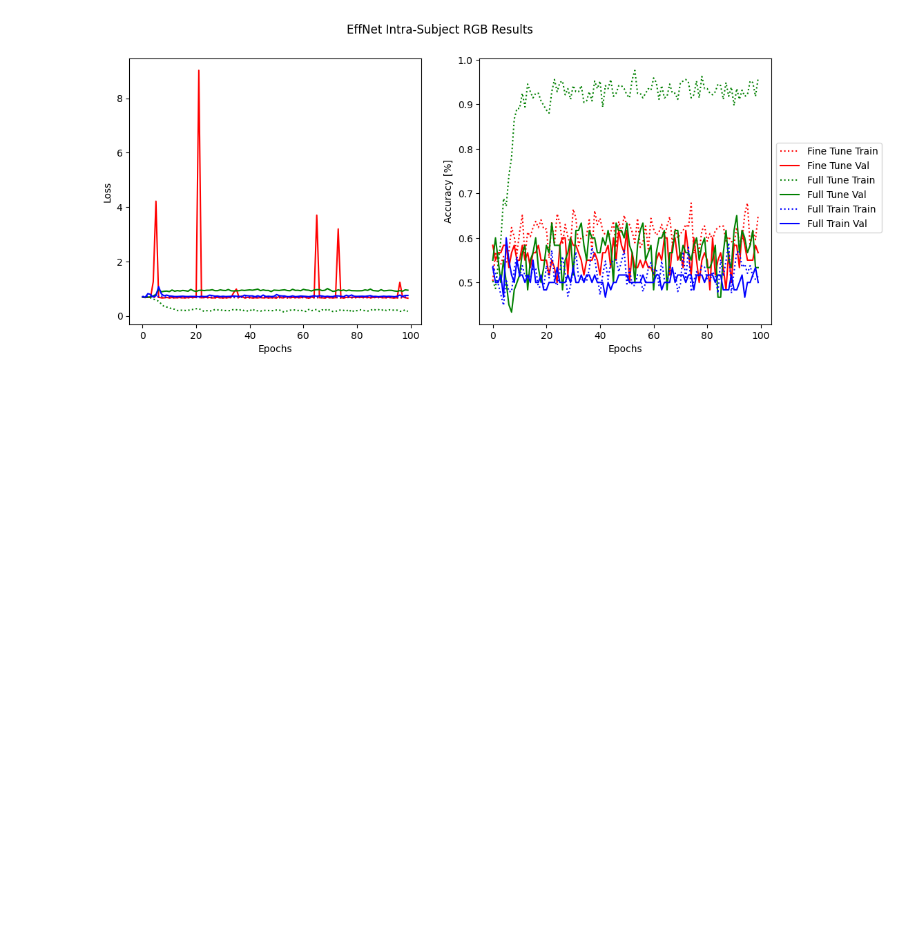
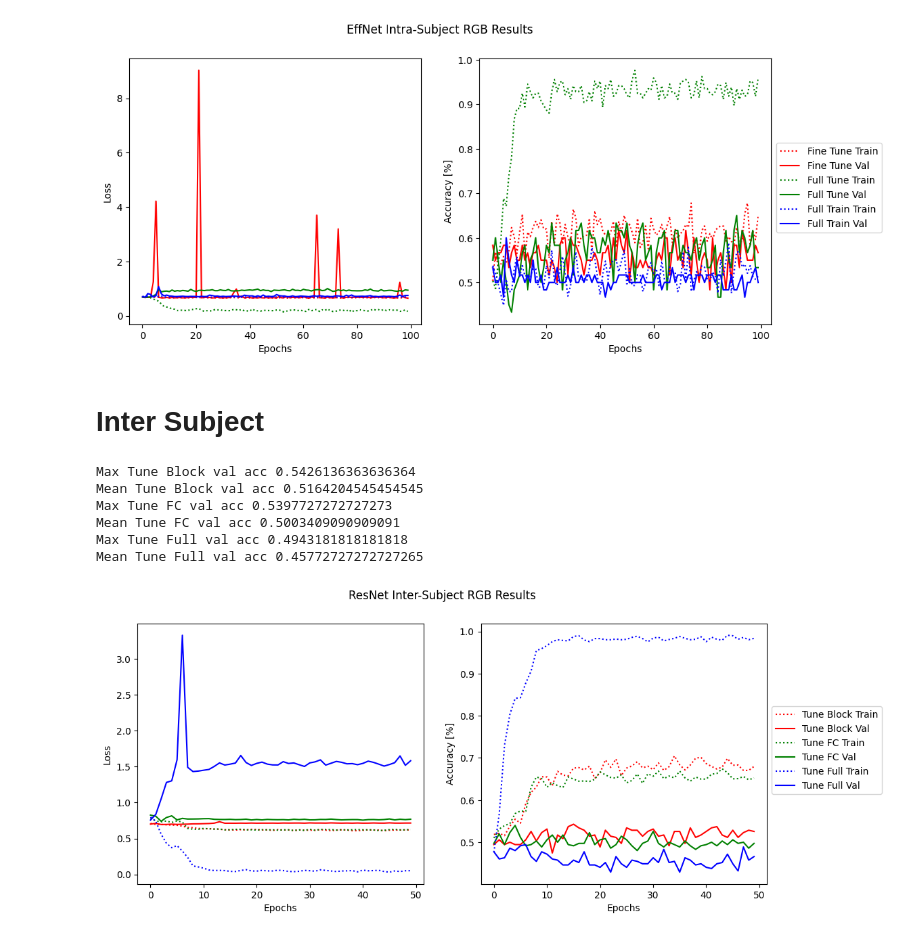
Before and after one commit to duedahl/LU_EEG_Classification, a Jupyter notebook: Visuals_Res.ipynb, the cells around one changed output. Cells and saved outputs as stored; diff of their text form; code cells hidden in the pictures; blank space fills up the shorter version.

Commit message:
Visual generation for Inter Subject

```diff
--- a/Visuals_Res.ipynb
+++ b/Visuals_Res.ipynb
@@ -72,3 +74,5 @@ Mean Full Tune val acc 0.5664999999999999
 Max Full Train val acc 0.6
 Mean Full Train val acc 0.5071666666666667
 [figure]
+# %% [markdown]
+# Inter Subject
@@ -74,0 +98,40 @@ Mean Full Train val acc 0.5071666666666667
+# %%
+def plotRes(indata, suptitle, color):
+    fig, ax = plt.subplots(1,2,figsize=(12,5))
+    colors = ["r", "g", "b"]
+    lab = {color+"_Tune_Block": "Tune Block",
+            color+"_Tune_FC": "Tune FC",
+            color+"_Tune_Full": "Tune Full"
+            }
+    # plot
+    for index in range(3):
+        title = list(indata[index].keys())[0]
+        data = indata[index][title]
+        n = len(data["loss"]["train"])
+        for phase in ["train","val"]:
+            style = None
+            if phase == "train":
+                style = "dotted"
+            ax[0].plot(range(n),data["loss"][phase], label=lab[title]+" "+phase.capitalize(), color=colors[index], linestyle = style)
+            ax[0].set_ylabel("Loss")
+            ax[0].set_xlabel("Epochs")
+            #ax[0].legend()
+            ax[1].plot(range(n),data["acc"][phase], label=lab[title]+" "+phase.capitalize(), color=colors[index], linestyle = style)
+            ax[1].set_ylabel("Accuracy [%]")
+            ax[1].set_xlabel("Epochs")
+            ax[1].legend(bbox_to_anchor=(1, 0.7))
+
+            if phase == "val":
+                print("Max "+lab[title]+" val acc", np.max(data["acc"][phase]))
+                print("Mean "+lab[title]+" val acc", np.mean(data["acc"][phase]))
+    fig.suptitle(suptitle)
+# %%
+plotRes(rgbdat, suptitle=model+" Inter-Subject RGB Results", color="RGB")
+# %% [output]
+Max Tune Block val acc 0.5426136363636364
+Mean Tune Block val acc 0.5164204545454545
+Max Tune FC val acc 0.5397727272727273
+Mean Tune FC val acc 0.5003409090909091
+Max Tune Full val acc 0.4943181818181818
+Mean Tune Full val acc 0.45772727272727265
+[figure, added]
```
Also changed, not shown: parts of 3 cells of this notebook.
